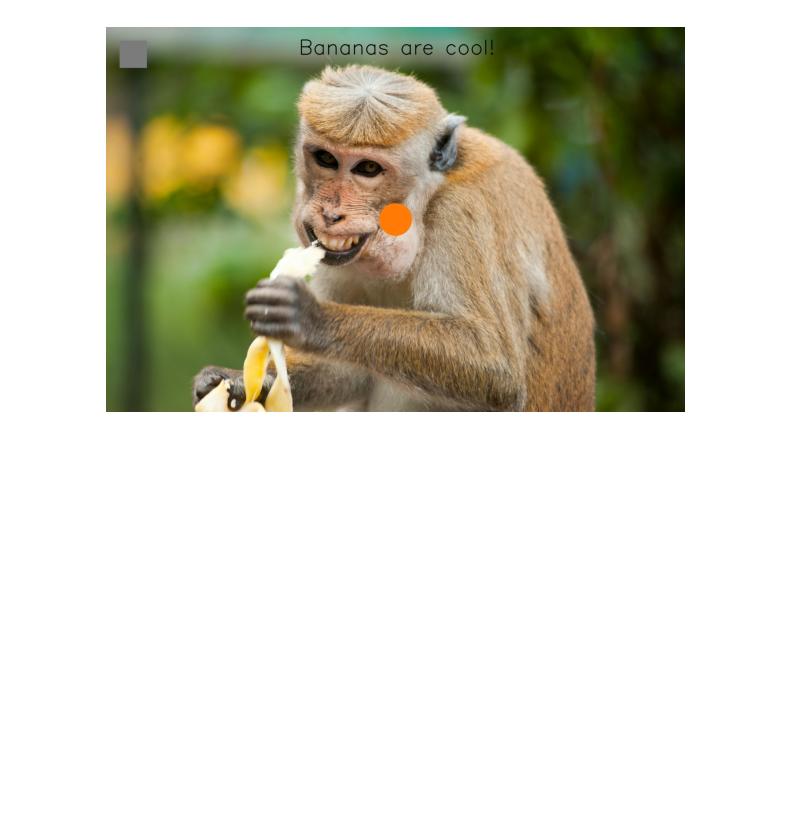
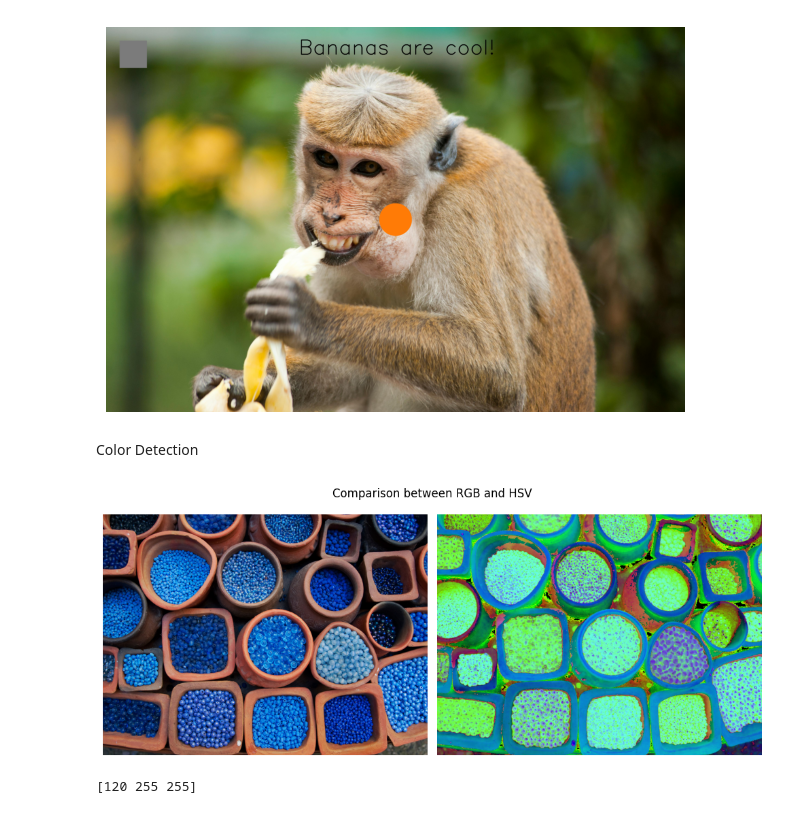
Before and after one commit to gautamvira/computer-vision-opencv, a Jupyter notebook: opencv_functions.ipynb, the cells around one changed output. Drawn from its saved outputs; the diff is of its cells as text; code cells hidden in the pictures; blank space fills up the shorter version.

```diff
--- a/opencv_functions.ipynb
+++ b/opencv_functions.ipynb
@@ -122,3 +122,28 @@ ax.axis('off')
 plt.show()
 # %% [output]
 [figure]
+# %% [markdown]
+Color Detection
+# %%
+#Converting to HSV (Hue Saturation and Brightness)
+image = cv2.imread('assets/blue_image.png', -1)
+image = cv2.cvtColor(image, cv2.COLOR_BGR2HSV)
+fig, ax = plt.subplots(1, 2, figsize=(10,5))
+ax[1].imshow(image)
+ax[0].imshow(cv2.cvtColor(cv2.imread('assets/blue_image.png', -1), cv2.COLOR_BGR2RGB))
+ax[0].axis('off')
+ax[1].axis('off')
+#ax[0].set_title('RGB')
+#ax[1].set_title('HSV')
+plt.suptitle('Comparison between RGB and HSV', y=0.9)
+plt.tight_layout()
+plt.show()
+# %% [output]
+[figure, added]
+# %%
+#Manual approach to find HSV Pixel for upper bound of blue (dark blue)
+bgr_pixel = np.array([[[255,0,0]]], dtype=np.uint8)
+hsv_pixel = cv2.cvtColor(bgr_pixel, cv2.COLOR_BGR2HSV)
+print(hsv_pixel[0][0])
+# %% [output]
+[120 255 255]
```
Also changed, not shown: parts of 5 cells of this notebook, 1 other file.
